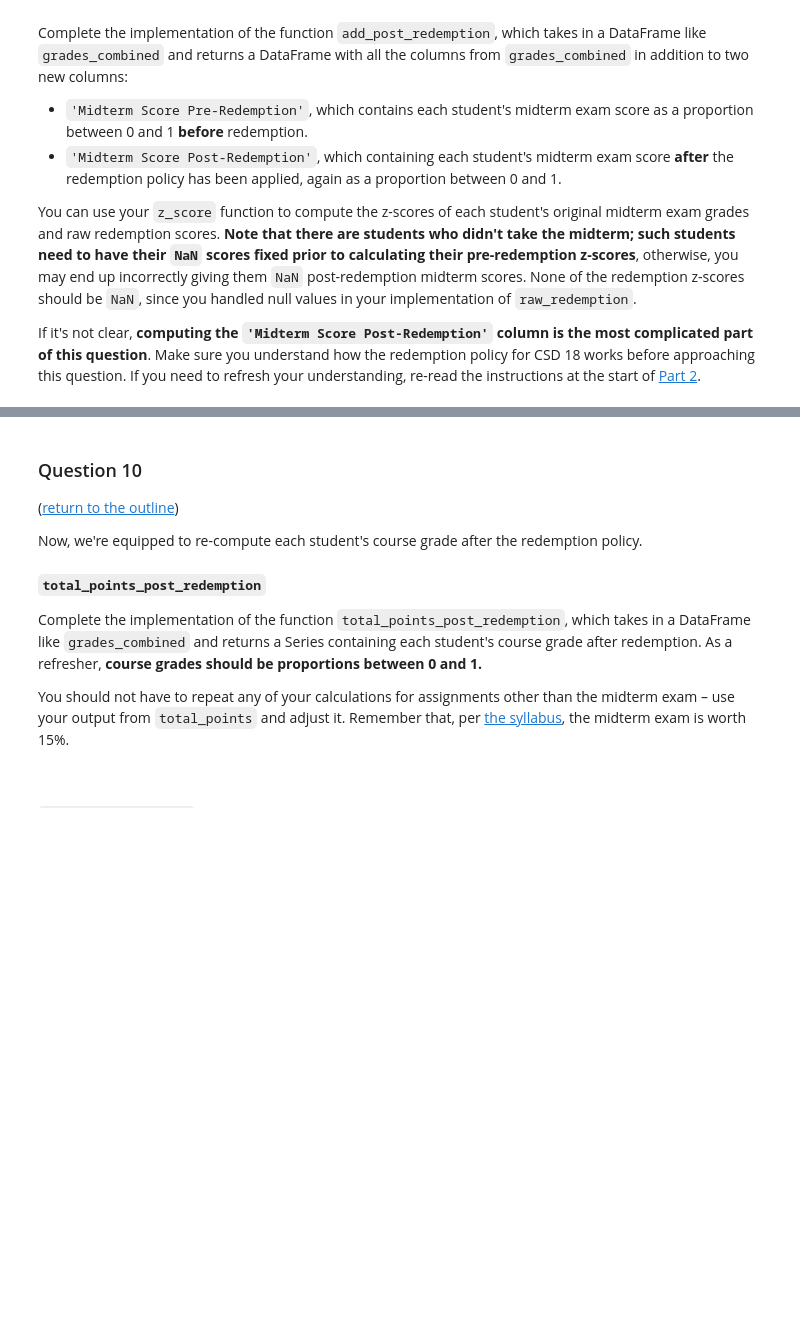
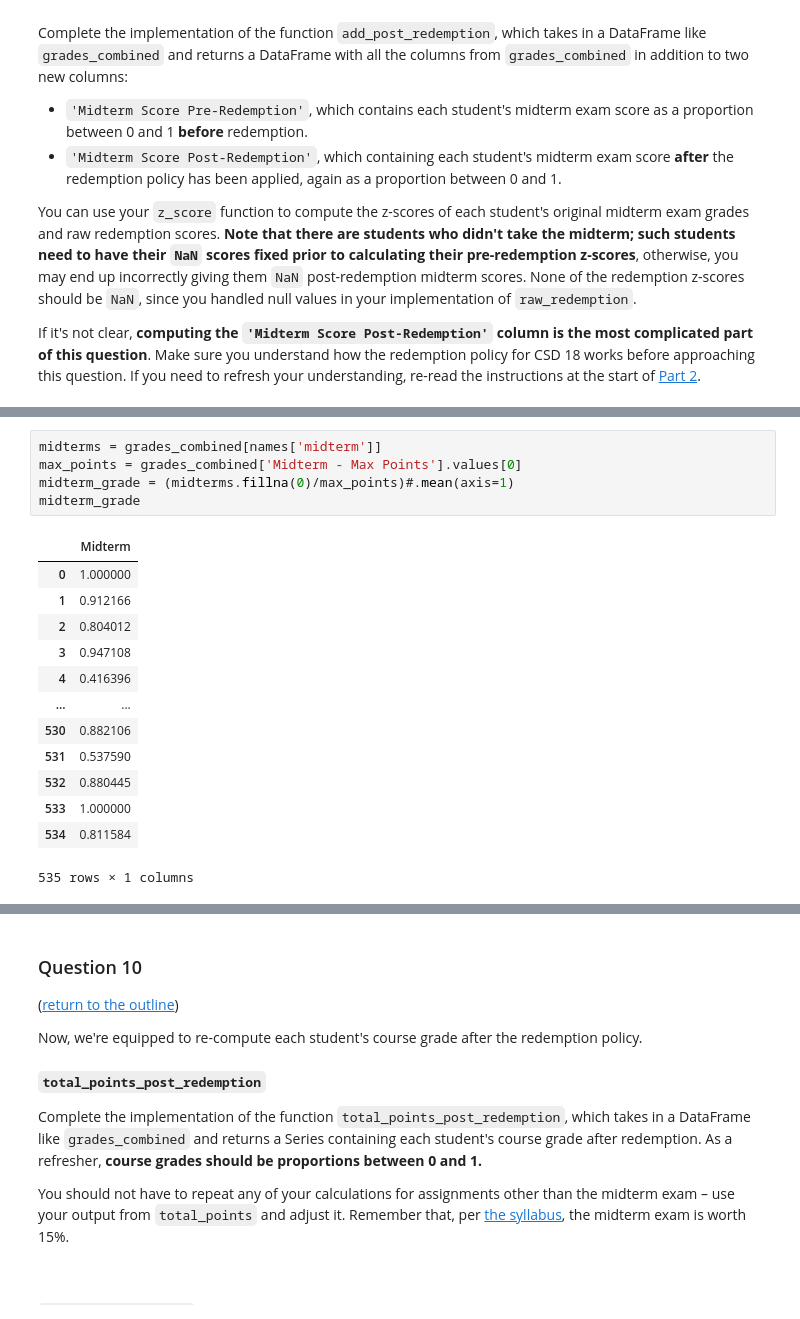
Before and after one commit to ri2658/dsc80-2026-fa, a Jupyter notebook: projects/proj01/project.ipynb, the cells around one changed output, grey strips where cells are left out. Saved outputs shown, nothing was run; the diff lists cells and outputs as text; blank space fills up the shorter version.

```diff
--- a/projects/proj01/project.ipynb
+++ b/projects/proj01/project.ipynb
@@ -891,0 +968,19 @@ If it's not clear, **computing the `'Midterm Score Post-Redemption'` column is t
+# %%
+midterms = grades_combined[names['midterm']]
+max_points = grades_combined['Midterm - Max Points'].values[0]
+midterm_grade = (midterms.fillna(0)/max_points)#.mean(axis=1)
+midterm_grade
+# %% [output]
+|  | Midterm |
+| 0 | 1.000000 |
+| 1 | 0.912166 |
+| 2 | 0.804012 |
+| 3 | 0.947108 |
+| 4 | 0.416396 |
+| ... | ... |
+| 530 | 0.882106 |
+| 531 | 0.537590 |
+| 532 | 0.880445 |
+| 533 | 1.000000 |
+| 534 | 0.811584 |
+535 rows × 1 columns
```
Also changed, not shown: parts of 21 cells of this notebook, 4 other files.
